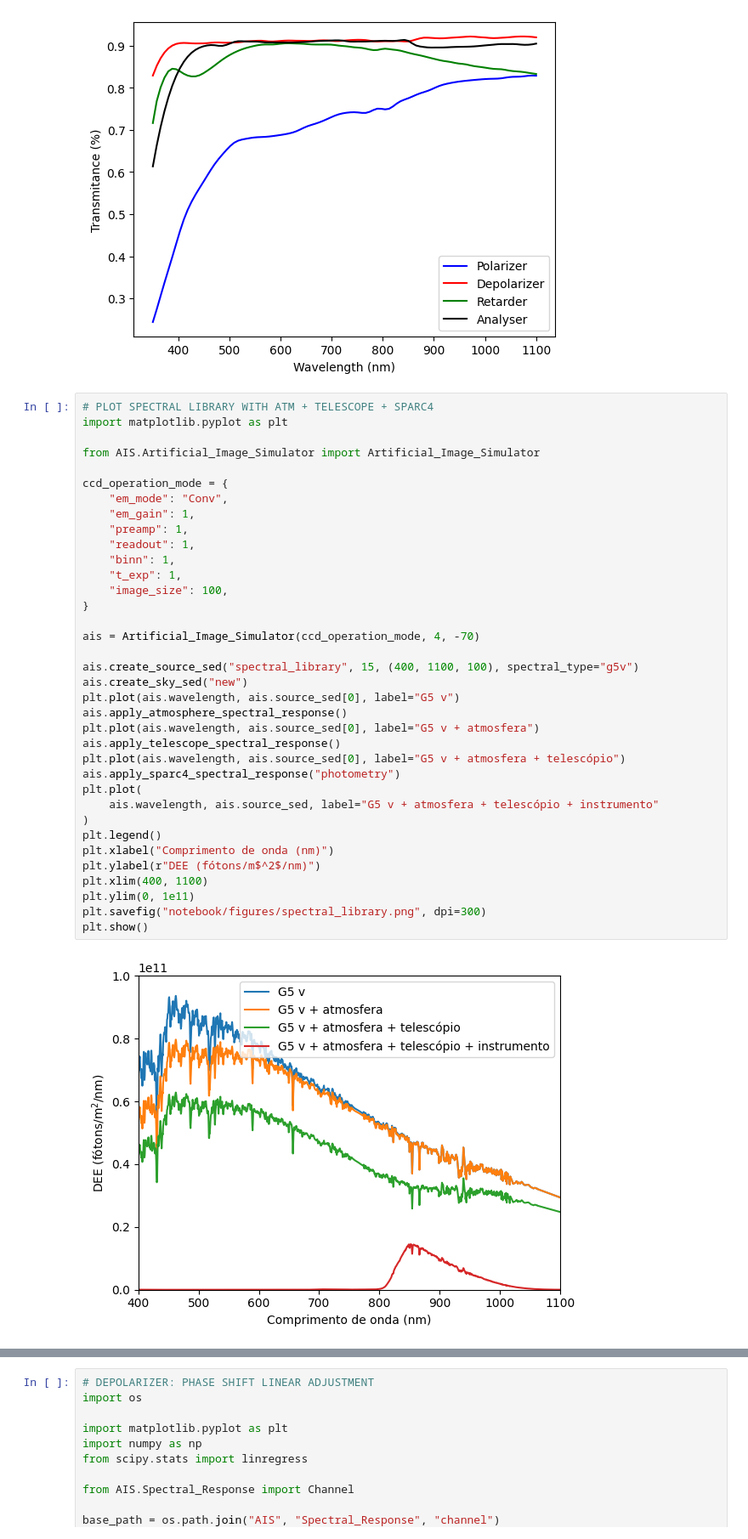
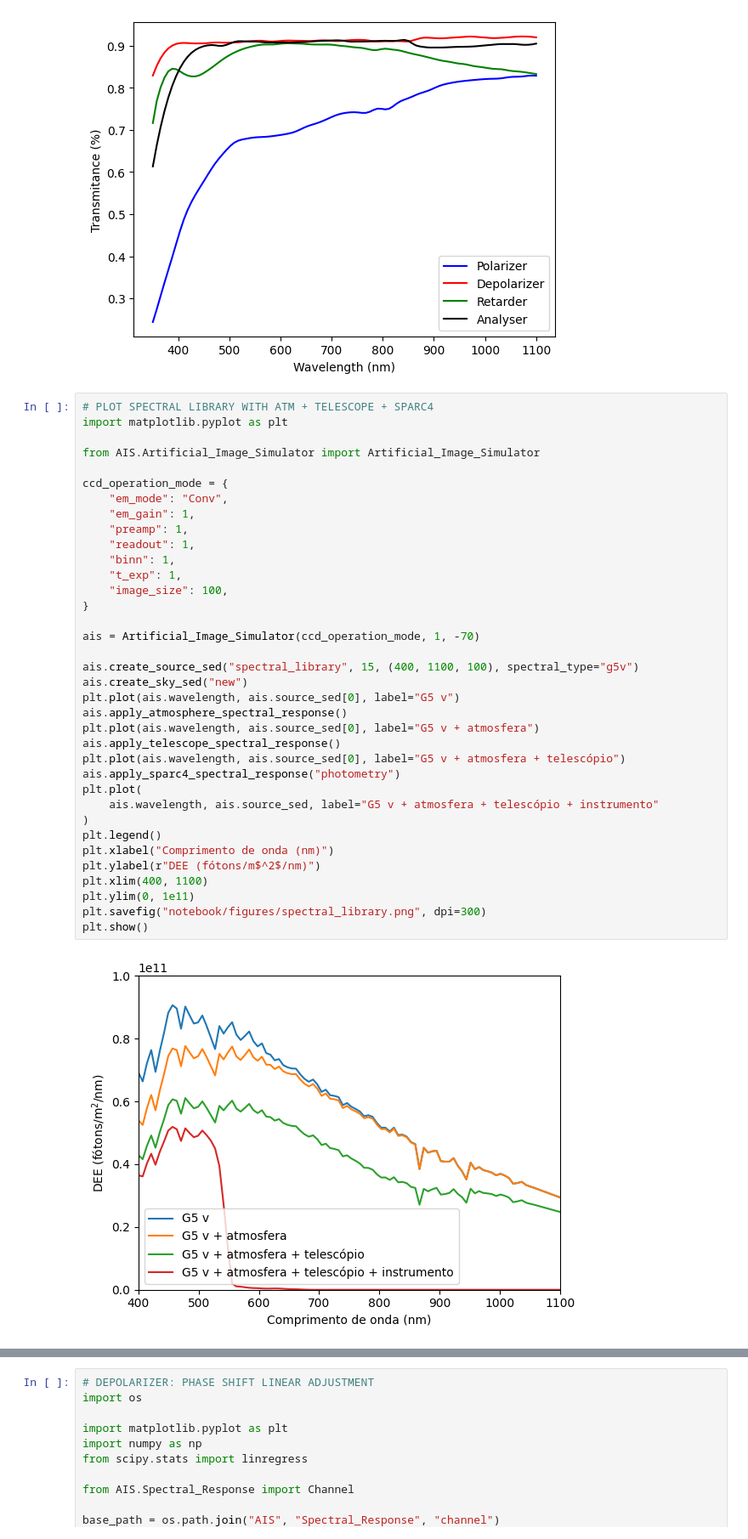
Before and after one commit to DBernardes/AIS, a Jupyter notebook: spectral_responses.ipynb, the cells around one changed output, grey strips where cells are left out. Shown: that part at 85% size. Drawn from its saved outputs; the diff is of its cells as text.

```diff
--- a/spectral_responses.ipynb
+++ b/spectral_responses.ipynb
@@ -392,35 +360,35 @@ from AIS.Artificial_Image_Simulator import Artificial_Image_Simulator
 ccd_operation_mode = {
     "em_mode": "Conv",
     "em_gain": 1,
     "preamp": 1,
     "readout": 1,
     "binn": 1,
     "t_exp": 1,
     "image_size": 100,
 }
 
-ais = Artificial_Image_Simulator(ccd_operation_mode, 4, -70)
+ais = Artificial_Image_Simulator(ccd_operation_mode, 1, -70)
 
 ais.create_source_sed("spectral_library", 15, (400, 1100, 100), spectral_type="g5v")
 ais.create_sky_sed("new")
 plt.plot(ais.wavelength, ais.source_sed[0], label="G5 v")
 ais.apply_atmosphere_spectral_response()
 plt.plot(ais.wavelength, ais.source_sed[0], label="G5 v + atmosfera")
 ais.apply_telescope_spectral_response()
 plt.plot(ais.wavelength, ais.source_sed[0], label="G5 v + atmosfera + telescópio")
 ais.apply_sparc4_spectral_response("photometry")
 plt.plot(
     ais.wavelength, ais.source_sed, label="G5 v + atmosfera + telescópio + instrumento"
 )
 plt.legend()
 plt.xlabel("Comprimento de onda (nm)")
 plt.ylabel(r"DEE (fótons/m$^2$/nm)")
 plt.xlim(400, 1100)
 plt.ylim(0, 1e11)
 plt.savefig("notebook/figures/spectral_library.png", dpi=300)
 plt.show()
 # %% [output]
-[figure, old version]
+[figure, new version]
 # %%
 # PLOT SPECTRAL RESPONSE SHIFTS OF THE RETARDER WAVEPLATES
 
```
Also changed, not shown: parts of 2 cells of this notebook, 7 other files.
